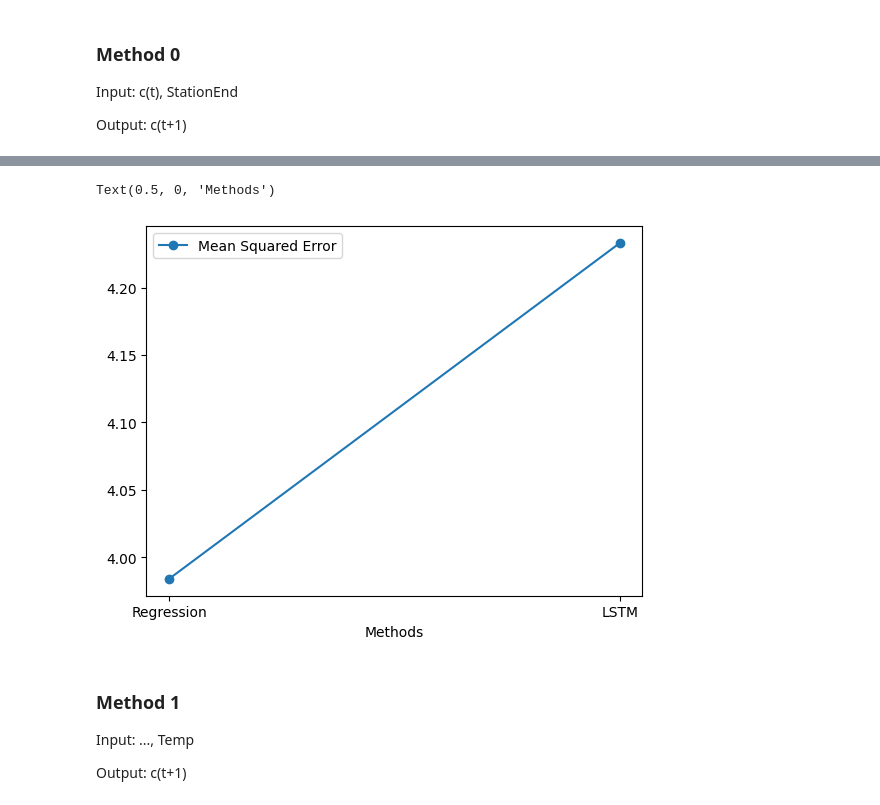
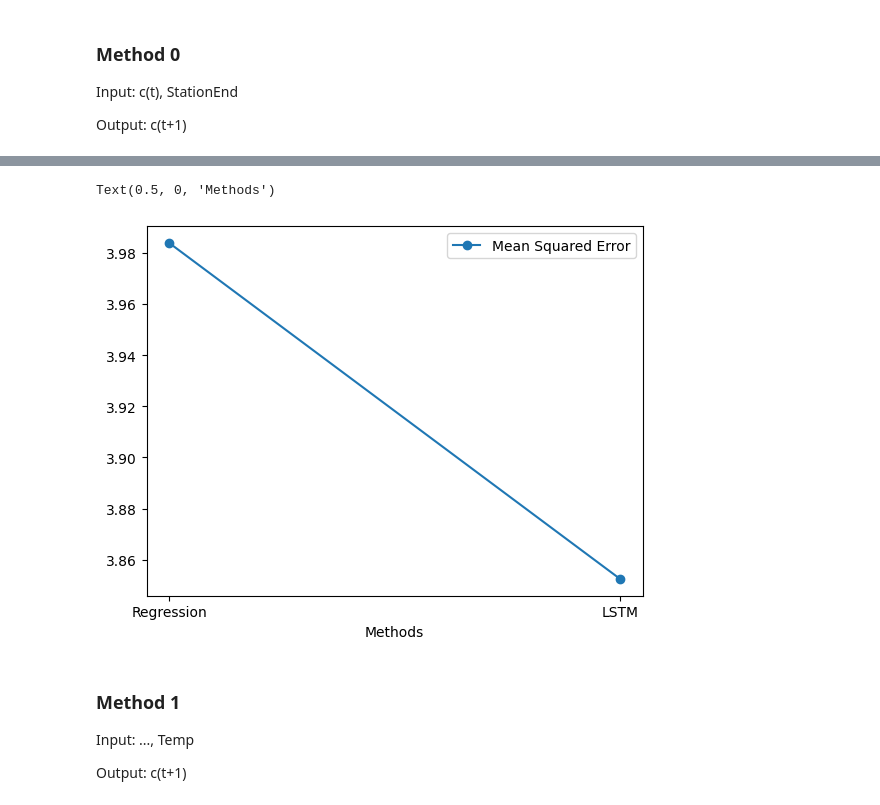
Before and after one commit to FlipGoncalves/BikeSharingDeepLearning, a Jupyter notebook: LSTM/lstmStationsKFold.ipynb, the cells around one changed output, grey strips where cells are left out. Cells and saved outputs as stored; diff of their text form; code cells hidden in the pictures.

Commit message:
lstm new values

```diff
--- a/LSTM/lstmStationsKFold.ipynb
+++ b/LSTM/lstmStationsKFold.ipynb
@@ -195,11 +194,11 @@ Average scores for all folds:
 ------------------------------------------------------------------------
 # %%
-plt.plot(["Regression", "LSTM"], [3.9839102446556587, 1], marker="o")
+plt.plot(["Regression", "LSTM"], [3.9839102446556587, 3.8524561882019044], marker="o")
 plt.legend(["Mean Squared Error"])
 plt.xlabel("Methods")
 # %% [output]
 Text(0.5, 0, 'Methods')
-[figure, old version]
+[figure, new version]
 # %% [markdown]
 ### Method 1
 Input: ..., Temp
```
Also changed, not shown: parts of 15 cells of this notebook, 5 other files.
